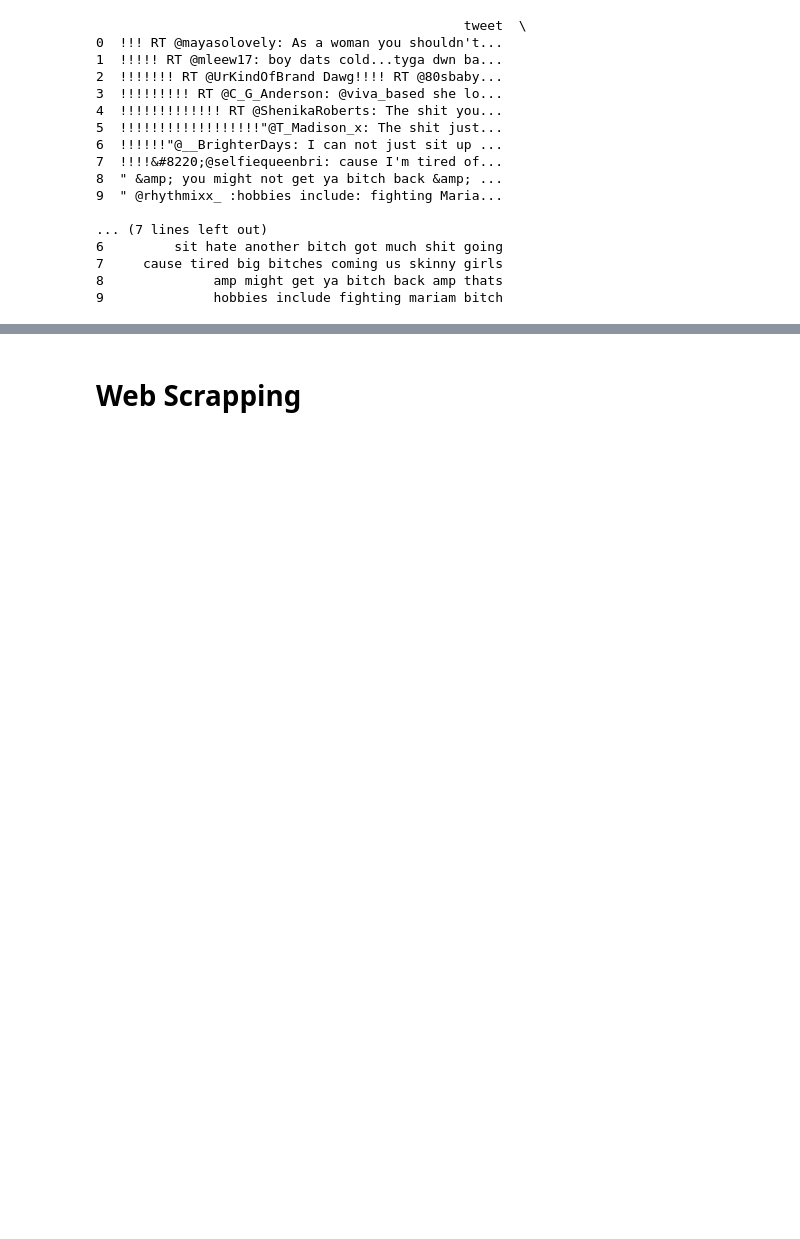
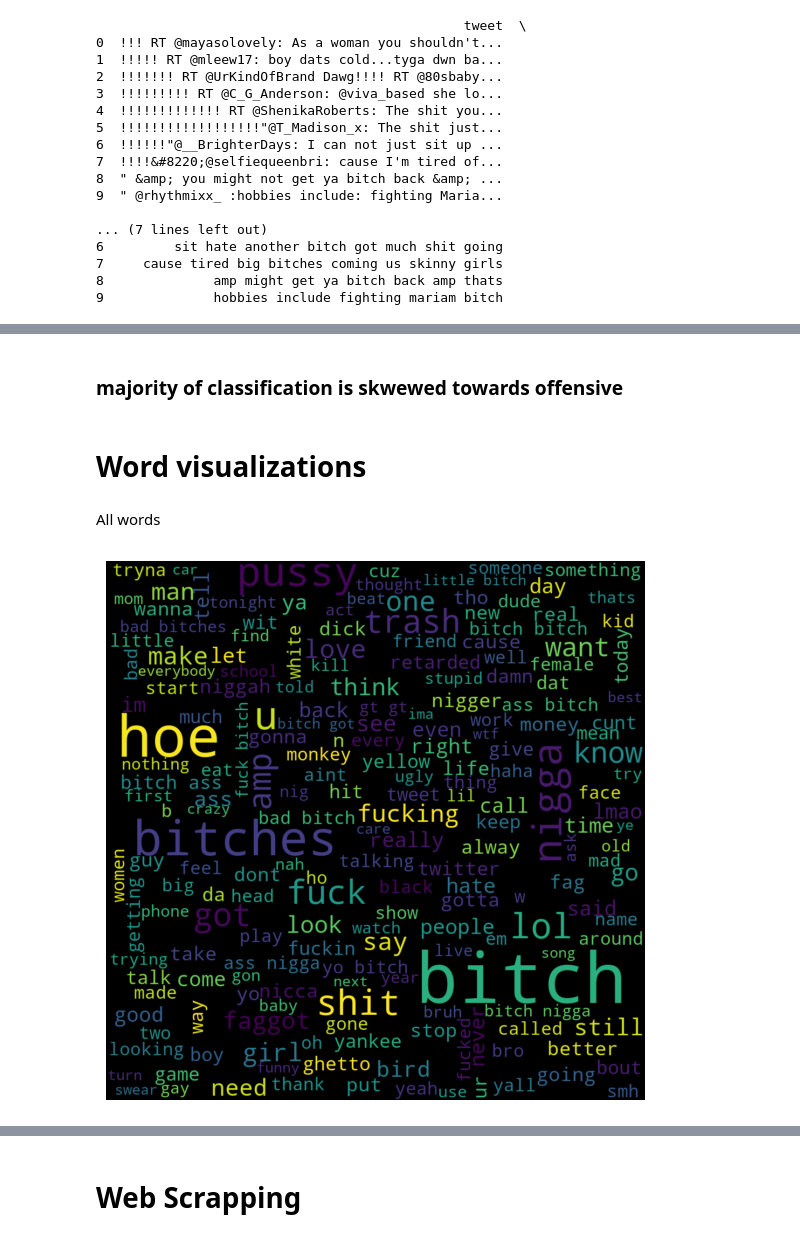
Before and after one commit to ahmedatef286/social_media_with_machine_learning, a Jupyter notebook: lib/business_logic/machine_model/notebook.ipynb, the cells around one changed output, grey strips where cells are left out. Drawn from its saved outputs; the diff is of its cells as text; code cells hidden in the pictures; blank space fills up the shorter version.

```diff
--- a/lib/business_logic/machine_model/notebook.ipynb
+++ b/lib/business_logic/machine_model/notebook.ipynb
@@ -94,0 +146,17 @@ print(df[["tweet","processed_tweets"]].head(10))
+# %% [markdown]
+### majority of classification is skwewed towards offensive
+# %% [markdown]
+# Word visualizations
+# %% [markdown]
+All words
+# %%
+from wordcloud import WordCloud
+import matplotlib.pyplot as plt
+all_words = ' '.join([text for text in df['processed_tweets'] ])
+wordcloud = WordCloud(width=1000, height=1000, random_state=21, max_font_size=130).generate(all_words)
+plt.figure(figsize=(10, 7))
+plt.imshow(wordcloud, interpolation="bilinear")
+plt.axis('off')
+plt.show()
+# %% [output]
+[figure, added]
```
Also changed, not shown: parts of 27 cells of this notebook.
